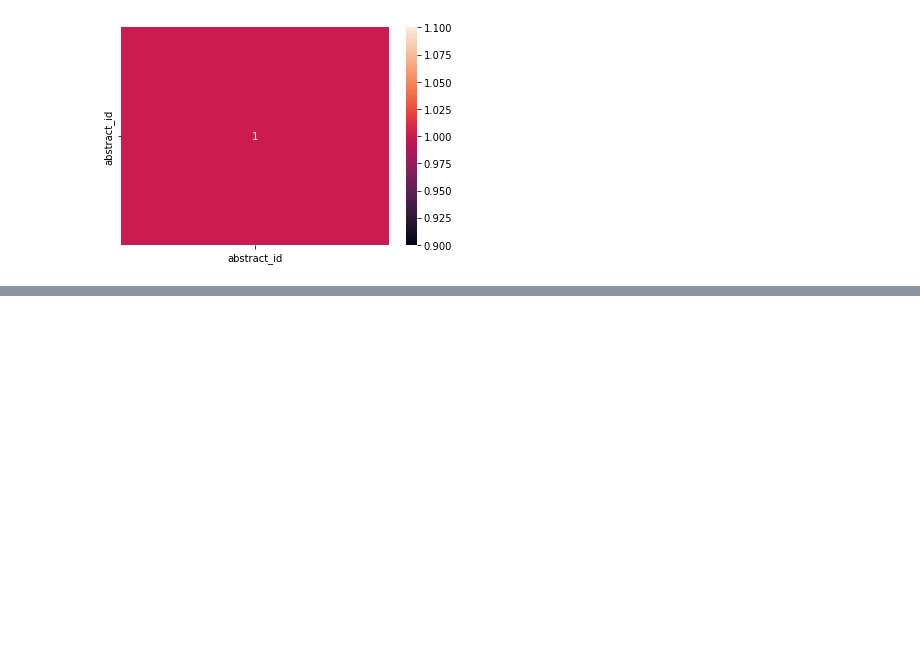
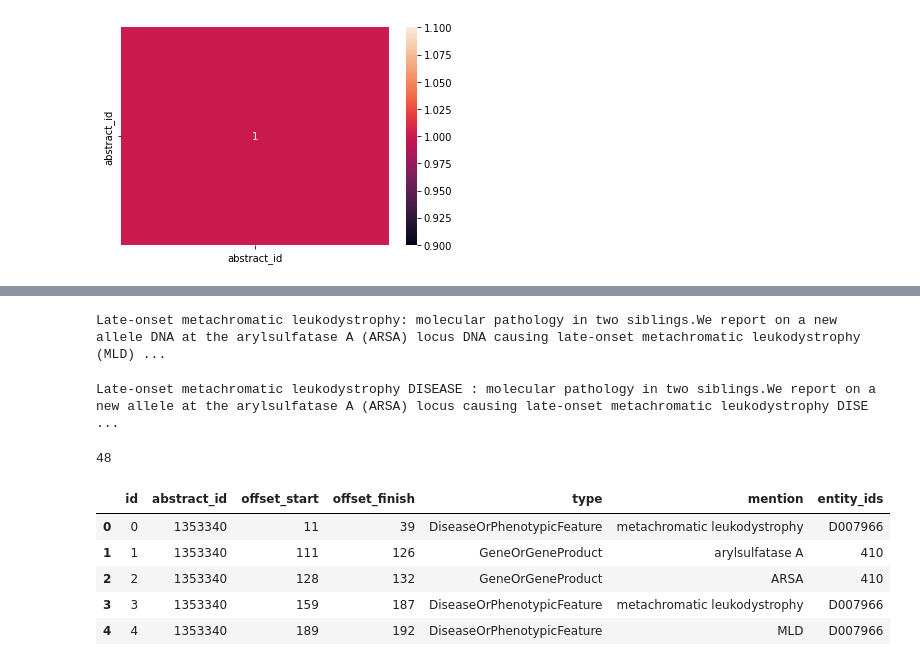
Before and after one commit to GuidoPadilla/data-science-proyecto-2, a Jupyter notebook: proyecto2.ipynb, the cells around one changed output, grey strips where cells are left out. Cells and saved outputs as stored; diff of their text form; code cells hidden in the pictures; blank space fills up the shorter version.

```diff
--- a/proyecto2.ipynb
+++ b/proyecto2.ipynb
@@ -64,0 +156,8 @@ plt.show()
+# %%
+displacy.render(doc_jnlpba, jupyter=True, style='ent')
+# %% [output]
+Late-onset metachromatic leukodystrophy: molecular pathology in two siblings.We report on a new allele DNA at the arylsulfatase A (ARSA) locus DNA causing late-onset metachromatic leukodystrophy (MLD) ...
+# %%
+displacy.render(doc_bc5cdr, jupyter=True, style='ent')
+# %% [output]
+Late-onset metachromatic leukodystrophy DISEASE : molecular pathology in two siblings.We report on a new allele at the arylsulfatase A (ARSA) locus causing late-onset metachromatic leukodystrophy DISE ...
@@ -64,0 +171,4 @@ plt.show()
+# %%
+len(data)
+# %% [output]
+48
@@ -64,0 +178,10 @@ plt.show()
+# %%
+temp_train_df = entities_train.query('abstract_id == 1353340')
+temp_train_df.head()
+# %% [output]
+|  | id | abstract_id | offset_start | offset_finish | type | mention | entity_ids |
+| 0 | 0 | 1353340 | 11 | 39 | DiseaseOrPhenotypicFeature | metachromatic leukodystrophy | D007966 |
+| 1 | 1 | 1353340 | 111 | 126 | GeneOrGeneProduct | arylsulfatase A | 410 |
+| 2 | 2 | 1353340 | 128 | 132 | GeneOrGeneProduct | ARSA | 410 |
+| 3 | 3 | 1353340 | 159 | 187 | DiseaseOrPhenotypicFeature | metachromatic leukodystrophy | D007966 |
+| 4 | 4 | 1353340 | 189 | 192 | DiseaseOrPhenotypicFeature | MLD | D007966 |
```
Also changed, not shown: parts of 23 cells of this notebook.
